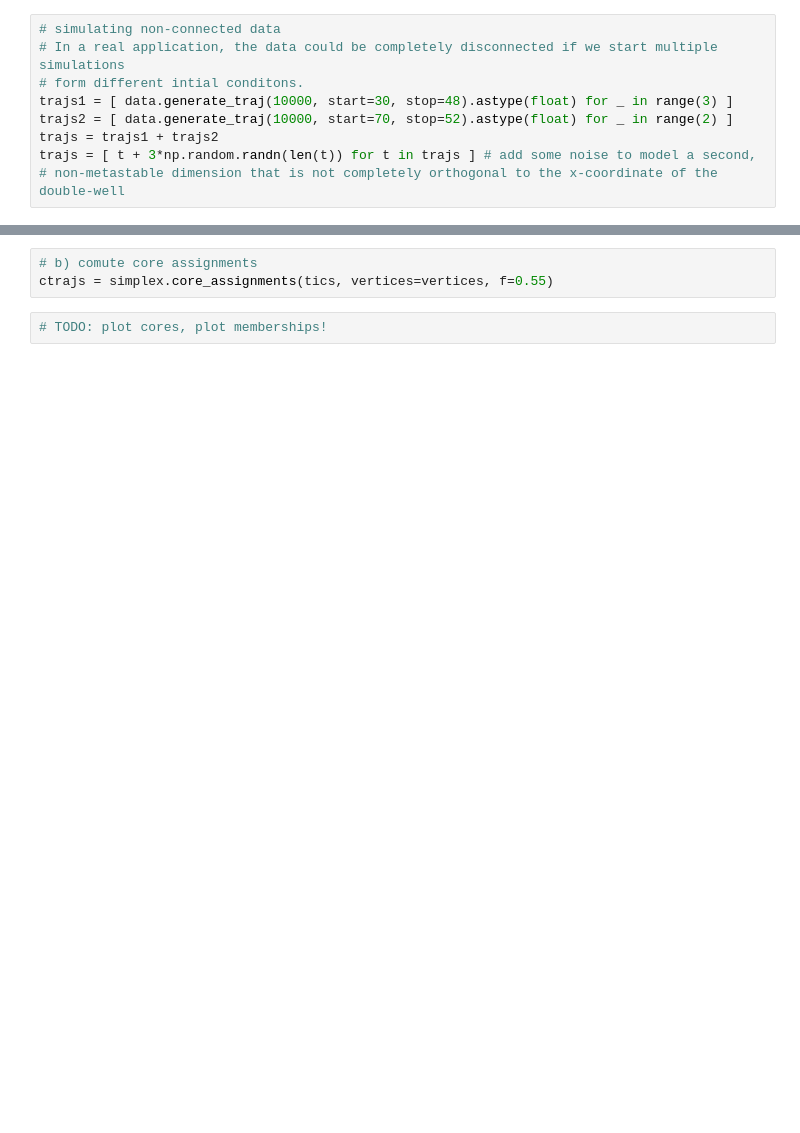
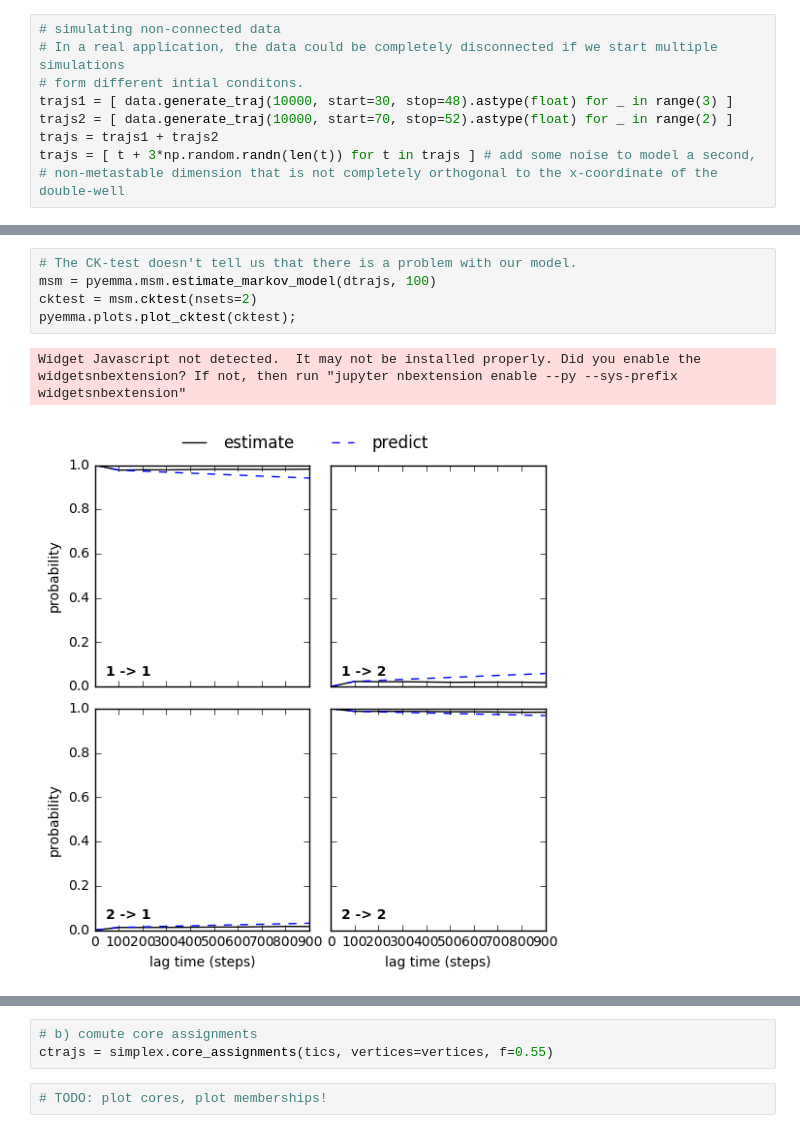
Before and after one commit to fabian-paul/simplex, a Jupyter notebook: notebooks/unconnected-demo.ipynb, the cells around one changed output, grey strips where cells are left out. Cells and saved outputs as stored; diff of their text form; blank space fills up the shorter version.

Commit message:
updated demo of the connectivity problem

```diff
--- a/notebooks/unconnected-demo.ipynb
+++ b/notebooks/unconnected-demo.ipynb
@@ -59,3 +65,11 @@ pyemma.plots.plot_implied_timescales(its)
+# %%
+# The CK-test doesn't tell us that there is a problem with our model.
+msm = pyemma.msm.estimate_markov_model(dtrajs, 100)
+cktest = msm.cktest(nsets=2)
+pyemma.plots.plot_cktest(cktest);
+# %% [output]
+Widget Javascript not detected.  It may not be installed properly. Did you enable the widgetsnbextension? If not, then run "jupyter nbextension enable --py --sys-prefix widgetsnbextension"
+[figure, added]
 # %%
 for d in dtrajs:
     plt.plot(kmeans.clustercenters[d])
```
Also changed, not shown: parts of 12 cells of this notebook.
